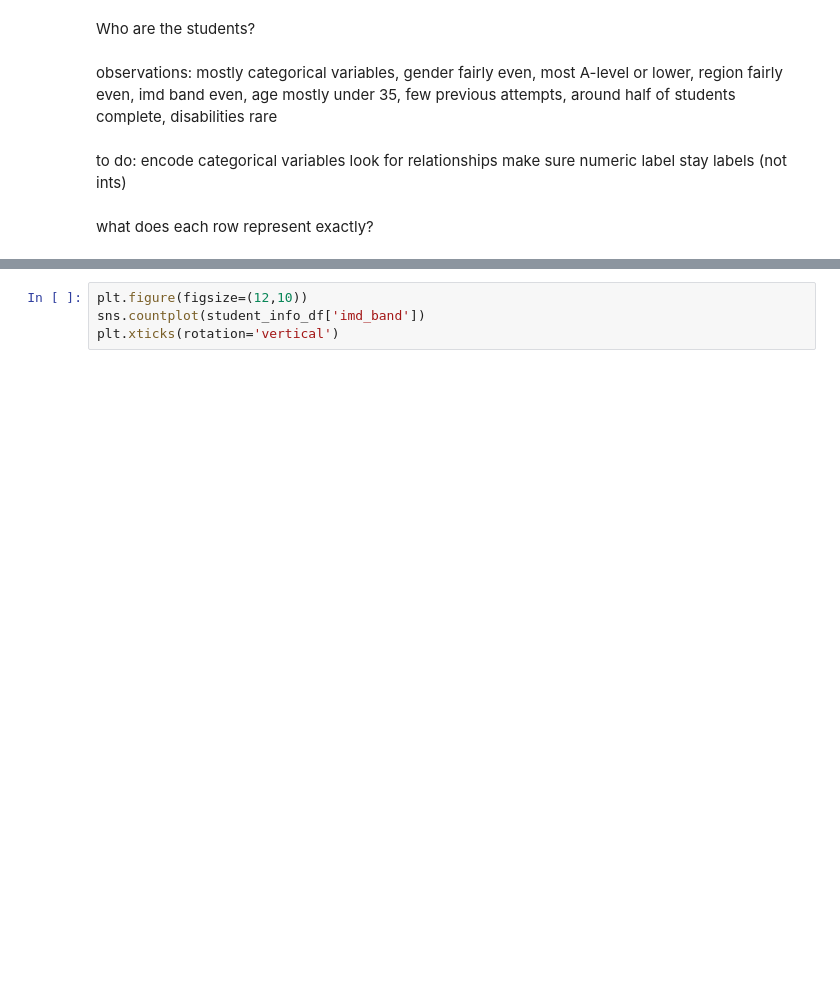
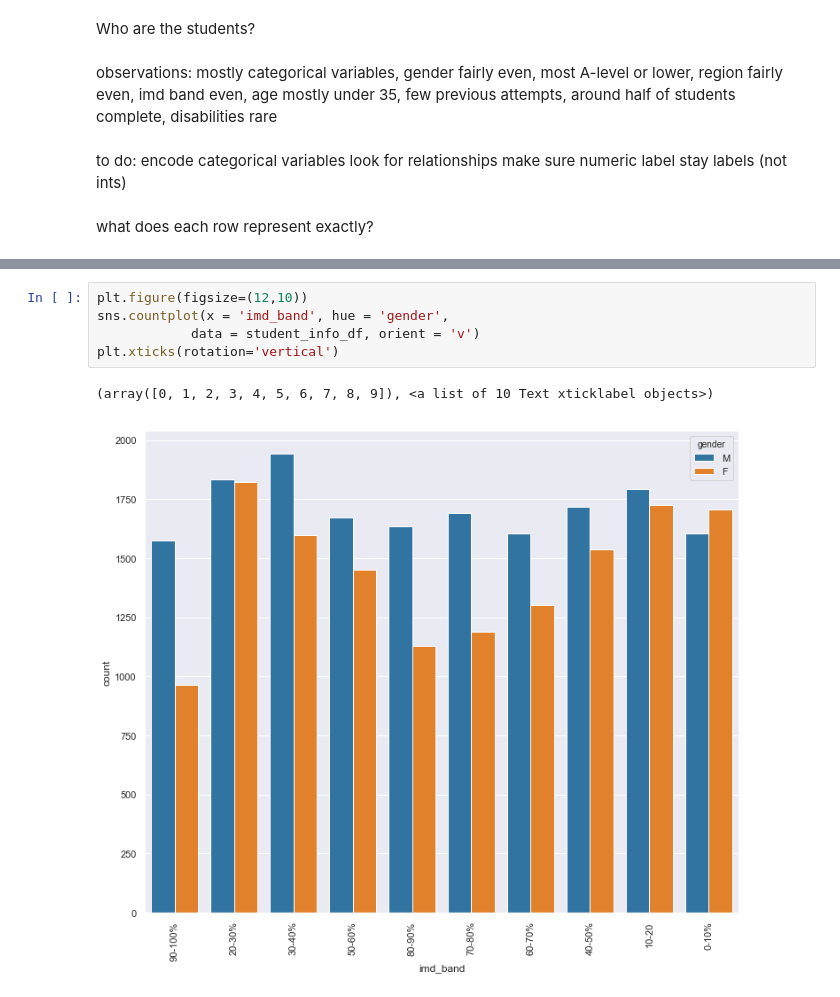
Before and after one commit to jeremymiller00/Predicting-Success-in-Online-Education, a Jupyter notebook: notebooks/exploring_student_info.ipynb, the cells around one changed output, grey strips where cells are left out. Drawn from its saved outputs; the diff is of its cells as text; blank space fills up the shorter version.

```diff
--- a/notebooks/exploring_student_info.ipynb
+++ b/notebooks/exploring_student_info.ipynb
@@ -125,6 +92,10 @@ plt.xticks(rotation='vertical')
 # %%
 plt.figure(figsize=(12,10))
-sns.countplot(student_info_df['imd_band'])
+sns.countplot(x = 'imd_band', hue = 'gender',
+            data = student_info_df, orient = 'v')
 plt.xticks(rotation='vertical')
+# %% [output]
+(array([0, 1, 2, 3, 4, 5, 6, 7, 8, 9]), <a list of 10 Text xticklabel objects>)
+[figure, added]
 # %%
 plt.figure(figsize=(12,10))
```
Also changed, not shown: parts of 28 cells of this notebook, 2 other files.
